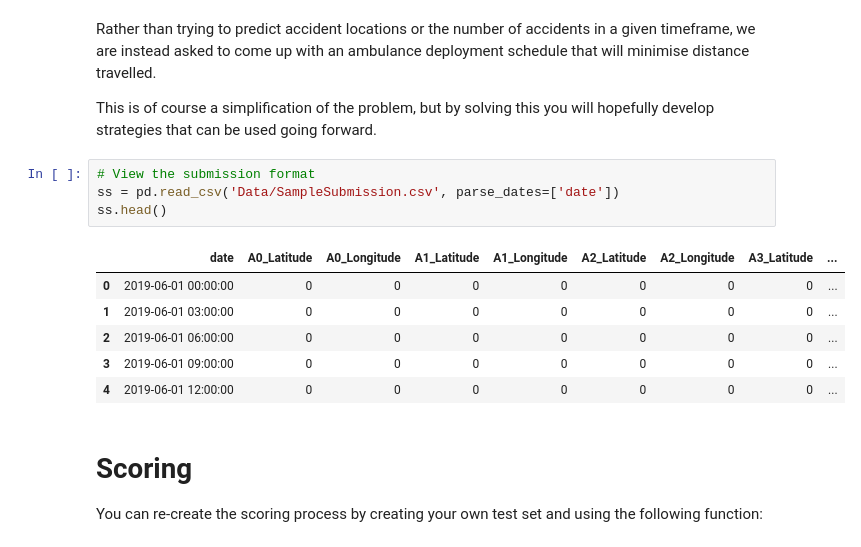
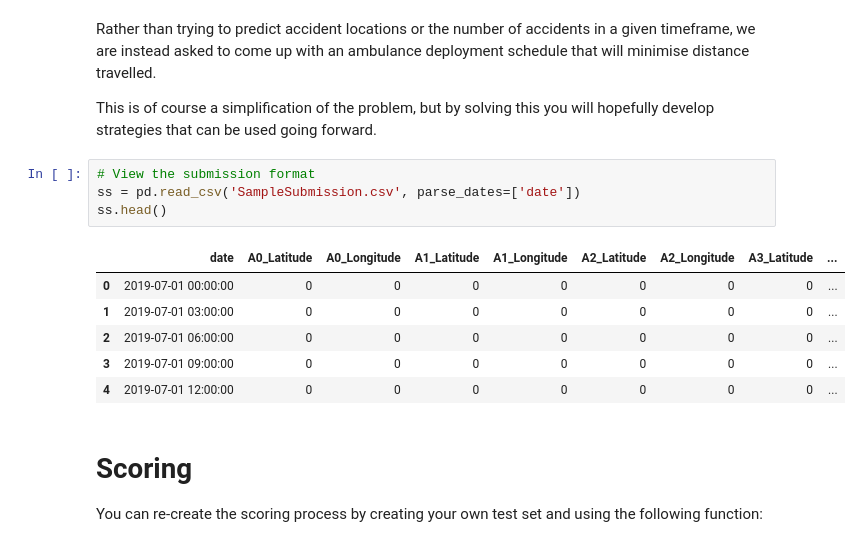
Before and after one commit to Jabor047/ihub2020, a Jupyter notebook: Starter_Notebook.ipynb, the cells around one changed output. Cells and saved outputs as stored; diff of their text form.

```diff
--- a/Starter_Notebook.ipynb
+++ b/Starter_Notebook.ipynb
@@ -34,15 +44,15 @@ Rather than trying to predict accident locations or the number of accidents in a
 This is of course a simplification of the problem, but by solving this you will hopefully develop strategies that can be used going forward.
 # %%
 # View the submission format
-ss = pd.read_csv('Data/SampleSubmission.csv', parse_dates=['date'])
+ss = pd.read_csv('SampleSubmission.csv', parse_dates=['date'])
 ss.head()
 # %% [output]
 |  | date | A0_Latitude | A0_Longitude | A1_Latitude | A1_Longitude | A2_Latitude | A2_Longitude | A3_Latitude | ... |
-| 0 | 2019-06-01 00:00:00 | 0 | 0 | 0 | 0 | 0 | 0 | 0 | ... |
-| 1 | 2019-06-01 03:00:00 | 0 | 0 | 0 | 0 | 0 | 0 | 0 | ... |
-| 2 | 2019-06-01 06:00:00 | 0 | 0 | 0 | 0 | 0 | 0 | 0 | ... |
-| 3 | 2019-06-01 09:00:00 | 0 | 0 | 0 | 0 | 0 | 0 | 0 | ... |
-| 4 | 2019-06-01 12:00:00 | 0 | 0 | 0 | 0 | 0 | 0 | 0 | ... |
+| 0 | 2019-07-01 00:00:00 | 0 | 0 | 0 | 0 | 0 | 0 | 0 | ... |
+| 1 | 2019-07-01 03:00:00 | 0 | 0 | 0 | 0 | 0 | 0 | 0 | ... |
+| 2 | 2019-07-01 06:00:00 | 0 | 0 | 0 | 0 | 0 | 0 | 0 | ... |
+| 3 | 2019-07-01 09:00:00 | 0 | 0 | 0 | 0 | 0 | 0 | 0 | ... |
+| 4 | 2019-07-01 12:00:00 | 0 | 0 | 0 | 0 | 0 | 0 | 0 | ... |
 # %% [markdown]
 # Scoring
 
```
Also changed, not shown: parts of 7 cells of this notebook.
